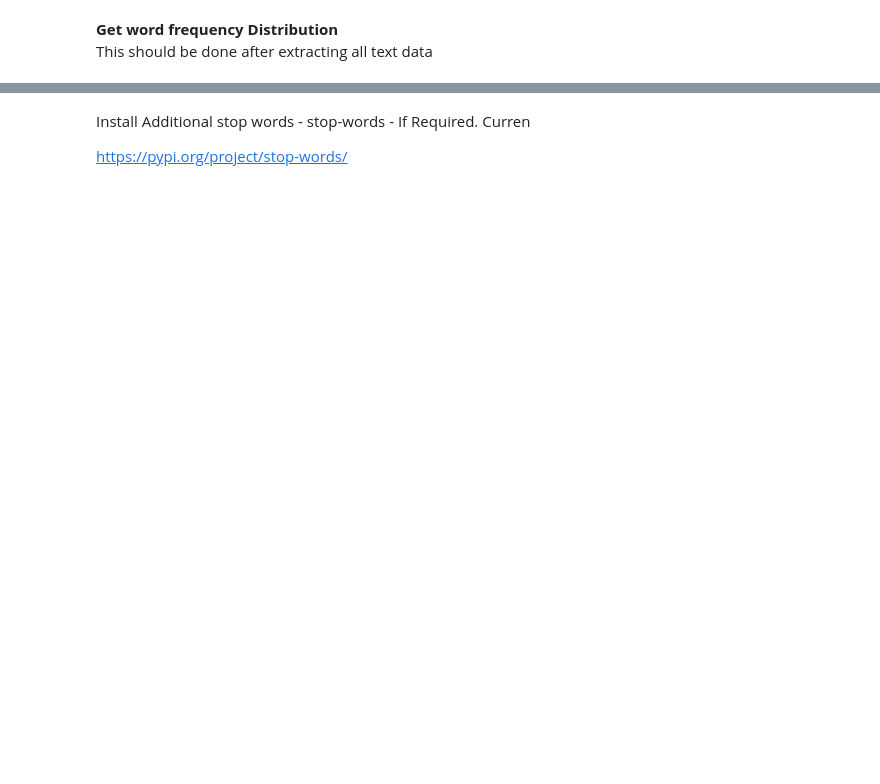
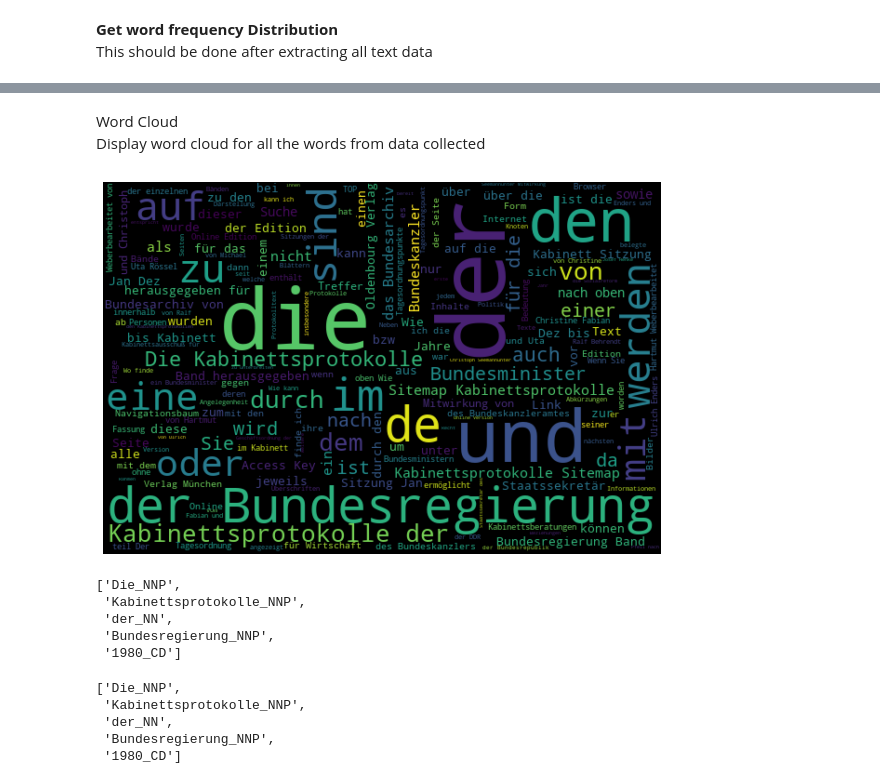
Before and after one commit to dilipprasad/Dissertation, a Jupyter notebook: NLP_Processor.ipynb, the cells around one changed output, grey strips where cells are left out. Saved outputs shown, nothing was run; the diff lists cells and outputs as text; code cells hidden in the pictures; blank space fills up the shorter version.

```diff
--- a/NLP_Processor.ipynb
+++ b/NLP_Processor.ipynb
@@ -593 +507,20 @@ PerformFrequencyDistribution(wordWithoutStopWord)
+# %% [markdown]
+Word Cloud <br/>
+Display word cloud for all the words from data collected
+# %%
+import matplotlib.pyplot as plt
+from wordcloud import WordCloud
+
+all_words = ' '.join([word for word in urlDetails['TextInfo']])
+
+wordcloud = WordCloud(width=600,
+                     height=400,
+                     random_state=2,
+                     max_font_size=100).generate(all_words)
+
+plt.figure(figsize=(10, 7))
+plt.imshow(wordcloud, interpolation='bilinear')
+plt.axis('off');
+# %% [output]
+[figure, added]
 # %%
@@ -597,4 +529,0 @@ ne_chunks = nltk.batch_ne_chunk(words_ns)
-# %% [markdown]
-Install Additional stop words - stop-words - If Required. Curren
-
-https://pypi.org/project/stop-words/
@@ -603,0 +539,21 @@ stemmer2 = SnowballStemmer("german", ignore_stopwords=True)
+# %%
+#Testing
+GetPOS(urlDetails['word_tokenize'][0])
+# %% [output]
+['Die_NNP',
+ 'Kabinettsprotokolle_NNP',
+ 'der_NN',
+ 'Bundesregierung_NNP',
+ '1980_CD']
+# %%
+#Now create a new column with Parts of speech (POS)
+
+urlDetails['POS'] = urlDetails['word_tokenize'].apply(GetPOS)
+
+urlDetails.POS[0]
+# %% [output]
+['Die_NNP',
+ 'Kabinettsprotokolle_NNP',
+ 'der_NN',
+ 'Bundesregierung_NNP',
+ '1980_CD']
```
Also changed, not shown: parts of 33 cells of this notebook.
